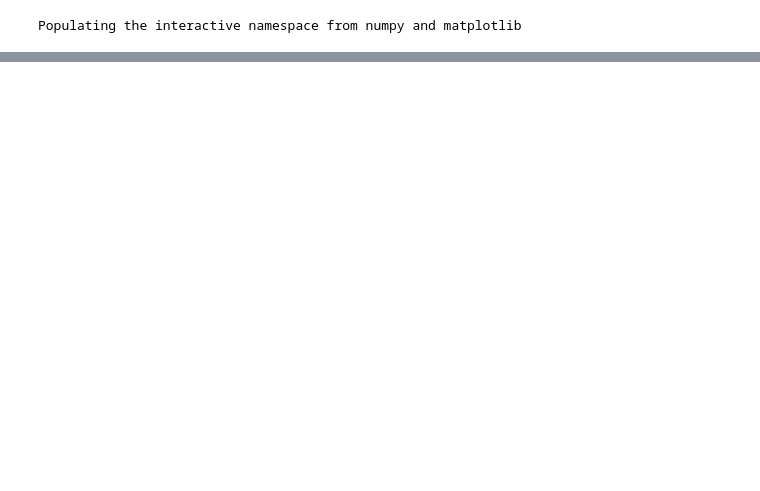
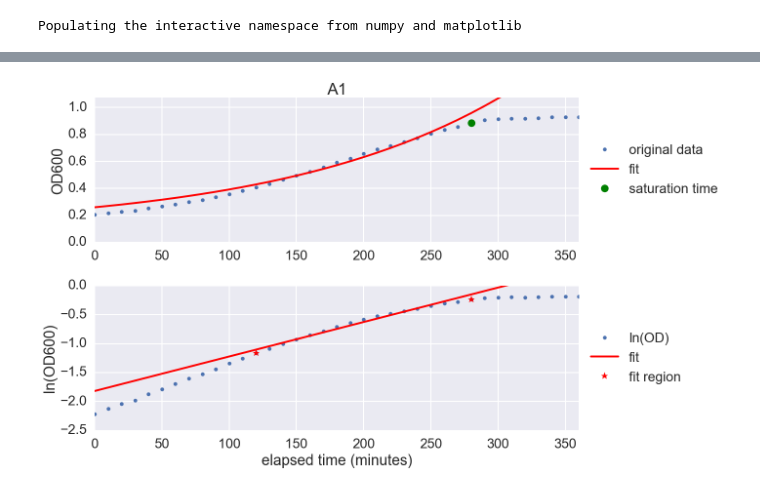
Before and after one commit to sriramsrikant/OD_growth_finder, a Jupyter notebook: analyze_gc_expts.ipynb, the cells around one changed output, grey strips where cells are left out. Cells and saved outputs as stored; diff of their text form; code cells hidden in the pictures; blank space fills up the shorter version.

```diff
--- a/analyze_gc_expts.ipynb
+++ b/analyze_gc_expts.ipynb
@@ -97,6 +75,8 @@ od.make_plots(expt, metric1='growth rate', unit1='', save=True)
 # %%
-well = 'E1'
+well = 'A1'
 # %%
-self = expt.samples[well]
-self.plot_growth_parameters()
+self = expt2.samples[well]
+self.plot_growth_parameters(save = True)
+# %% [output]
+[figure, added]
 # %%
```
Also changed, not shown: parts of 82 cells of this notebook, 7 other files.
